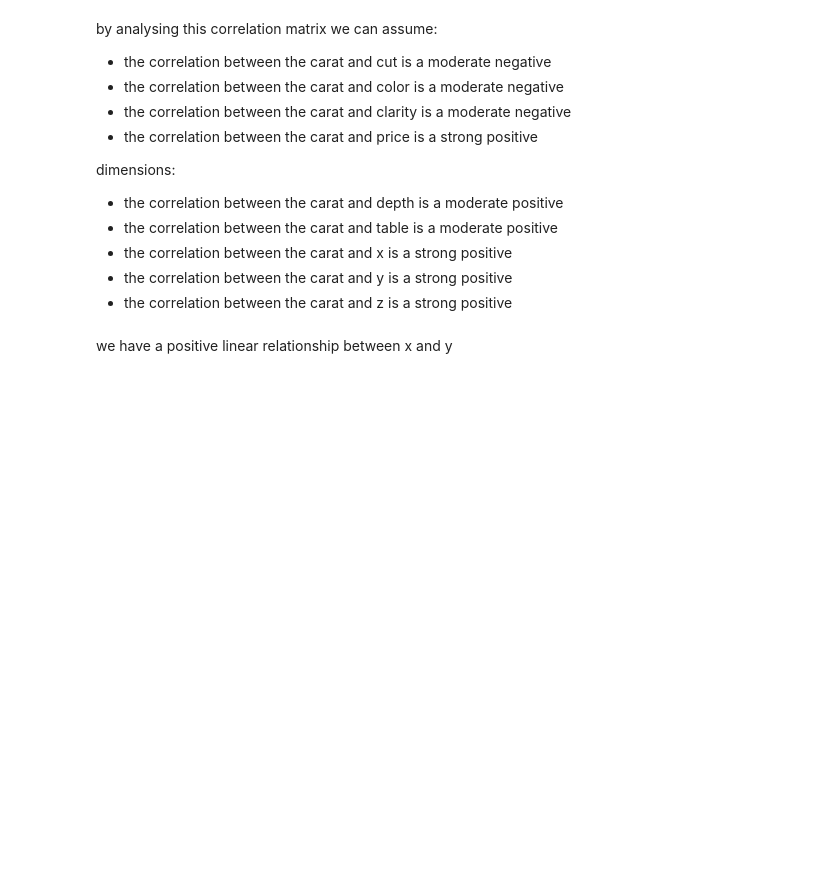
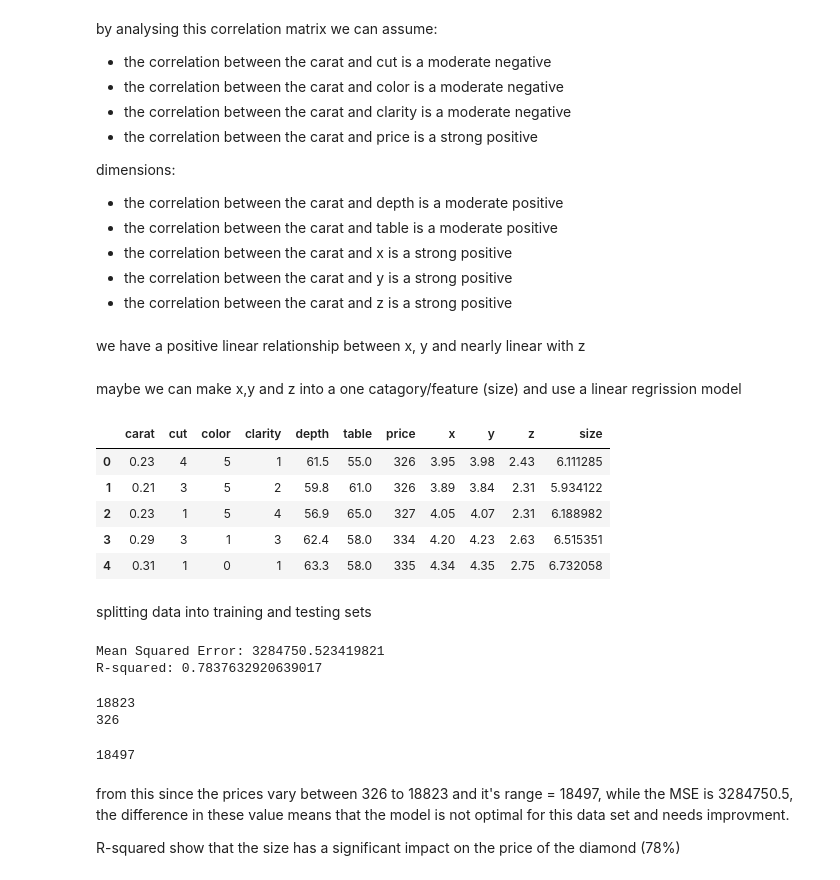
Before and after one commit to sarah-abukhotti/python_projects, a Jupyter notebook: Dimonds_price_prediction.ipynb, the cells around one changed output. Drawn from its saved outputs; the diff is of its cells as text; code cells hidden in the pictures; blank space fills up the shorter version.

```diff
--- a/Dimonds_price_prediction.ipynb
+++ b/Dimonds_price_prediction.ipynb
@@ -216,4 +219,60 @@ dimensions:
 - the correlation between the carat and y is a strong positive
 - the correlation between the carat and z is a strong positive
 # %% [markdown]
-we have a positive linear relationship between x and y
+we have a positive linear relationship between x, y and nearly linear with z
+# %% [markdown]
+maybe we can make x,y and z into a one catagory/feature (size)
+and use a linear regrission model
+# %%
+size = df[['x', 'y', 'z']]
+df['size'] = np.sqrt(size.pow(2).sum(axis=1))
+price = df['price']
+
+df.head()
+# %% [output]
+|  | carat | cut | color | clarity | depth | table | price | x | y | z | size |
+| 0 | 0.23 | 4 | 5 | 1 | 61.5 | 55.0 | 326 | 3.95 | 3.98 | 2.43 | 6.111285 |
+| 1 | 0.21 | 3 | 5 | 2 | 59.8 | 61.0 | 326 | 3.89 | 3.84 | 2.31 | 5.934122 |
+| 2 | 0.23 | 1 | 5 | 4 | 56.9 | 65.0 | 327 | 4.05 | 4.07 | 2.31 | 6.188982 |
+| 3 | 0.29 | 3 | 1 | 3 | 62.4 | 58.0 | 334 | 4.20 | 4.23 | 2.63 | 6.515351 |
+| 4 | 0.31 | 1 | 0 | 1 | 63.3 | 58.0 | 335 | 4.34 | 4.35 | 2.75 | 6.732058 |
+# %% [markdown]
+splitting data into training and testing sets
+# %%
+X_train, X_test, y_train, y_test = train_test_split(size, price, test_size=0.2, random_state=42)
+
+# Initializing the linear regression model
+model = LinearRegression()
+
+# Fitting the model on the training data
+model.fit(X_train, y_train)
+
+# Predictions on the test set
+y_pred = model.predict(X_test)
+
+# Evaluating the model
+mse = mean_squared_error(y_test, y_pred)
+r2 = r2_score(y_test, y_pred)
+
+print(f"Mean Squared Error: {mse}")
+print(f"R-squared: {r2}")
+# %% [output]
+Mean Squared Error: 3284750.523419821
+R-squared: 0.7837632920639017
+# %%
+# Find the range of the 'price' column
+price_max = df['price'].max()
+price_min = df['price'].min()
+price_range = df['price'].max() - df['price'].min()
+print(price_max)
+print(price_min)
+price_range
+# %% [output]
+18823
+326
+18497
+# %% [markdown]
+from this since the prices vary between 326 to 18823 and it's range = 18497, while the MSE is 3284750.5, the difference in these value means that the model is not optimal for this data set and needs improvment.
+
+R-squared show that the size has a significant impact on the price of the diamond
+(78%)
```
Also changed, not shown: parts of 2 cells of this notebook.
